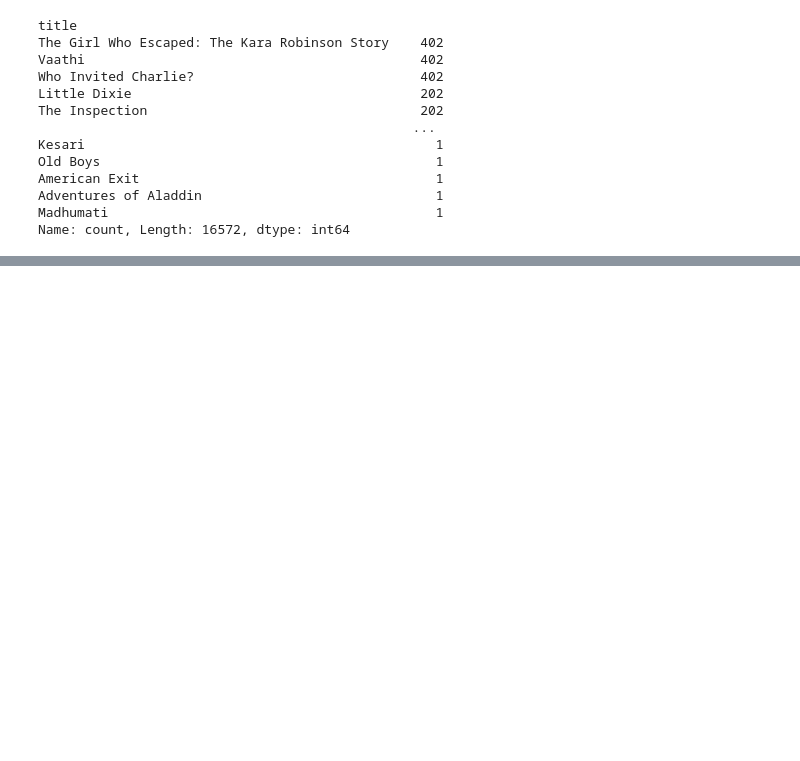
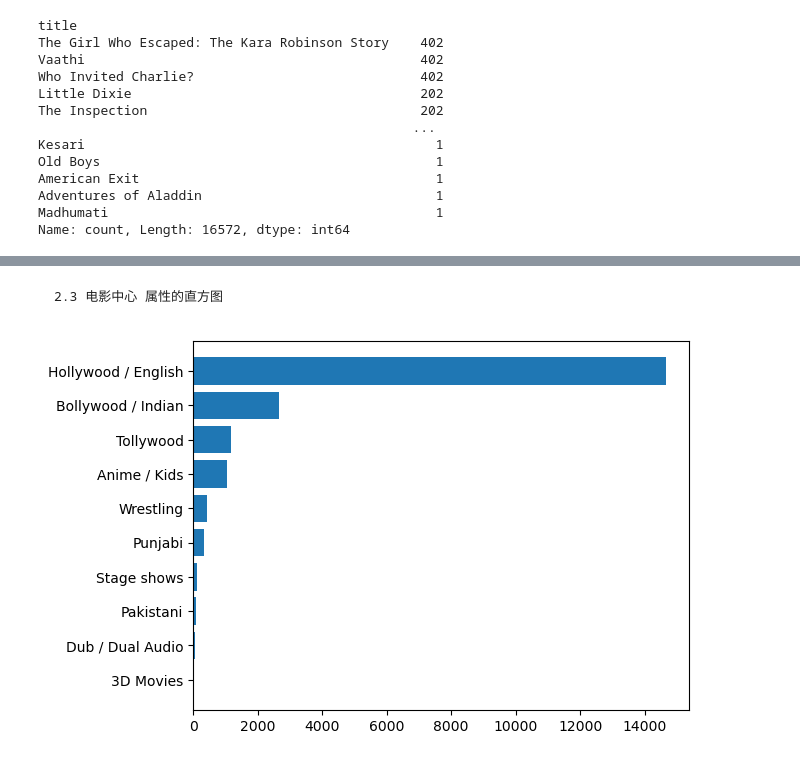
Before and after one commit to luosu2/datamining, a Jupyter notebook: movies_analysis.ipynb, the cells around one changed output, grey strips where cells are left out. Drawn from its saved outputs; the diff is of its cells as text; code cells hidden in the pictures; blank space fills up the shorter version.

```diff
--- a/movies_analysis.ipynb
+++ b/movies_analysis.ipynb
@@ -216,0 +290,8 @@ missing_values
+# %% [markdown]
+    2.3 电影中心 属性的直方图
+# %%
+ind_counts = movie['industry'].value_counts().sort_values()[-10:]
+plt.barh(ind_counts.index,ind_counts.values)
+plt.show()
+# %% [output]
+[figure, added]
```
Also changed, not shown: parts of 22 cells of this notebook.
